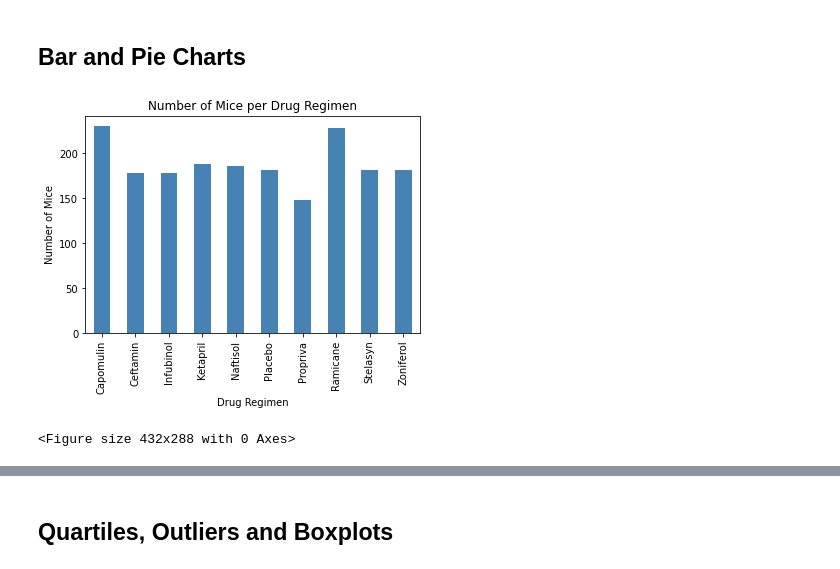
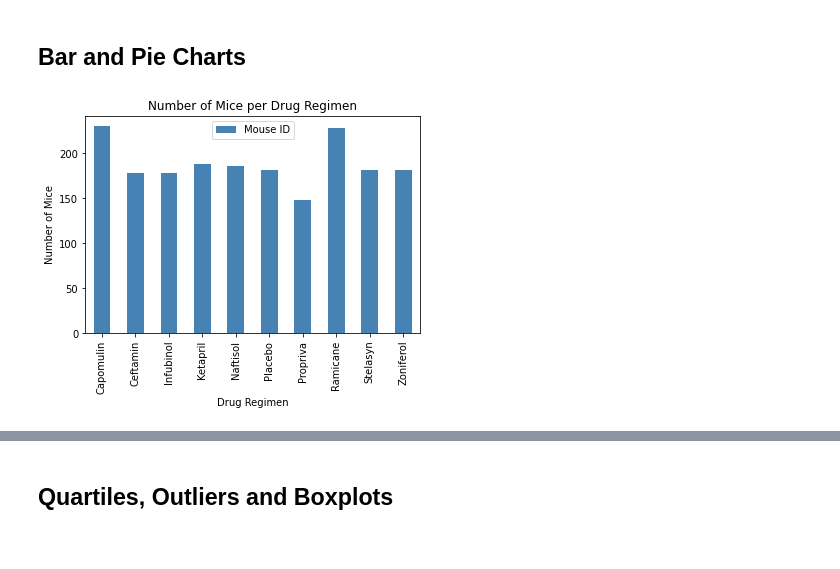
Before and after one commit to CCom20/matplot-challenge, a Jupyter notebook: pymaceuticals_analysis.ipynb, the cells around one changed output, grey strips where cells are left out. Drawn from its saved outputs; the diff is of its cells as text; code cells hidden in the pictures.

Commit message:
Cleaning up code for charts, adding comments

```diff
--- a/pymaceuticals_analysis.ipynb
+++ b/pymaceuticals_analysis.ipynb
@@ -160,20 +160,18 @@ sing_drug_reg
 # %%
 # Pandas Bar Chart
 
 # Find total number of unique mice tested on each drug regimen
 mice_by_drug = combined_study_df_cleaned.groupby("Drug Regimen")["Mouse ID"].count()
 
 # Create the Pandas Bar Chart and set the color
-mice_by_drug_bar = mice_by_drug.plot(kind="bar", color="steelblue")
+mice_by_drug_bar = mice_by_drug.plot(kind="bar", color="steelblue", legend=True)
 
 # Set the y-label and the title
 mice_by_drug_bar.set_ylabel("Number of Mice")
 plt.title("Number of Mice per Drug Regimen")
 
 # Display
 plt.show()
-plt.tight_layout()
 # %% [output]
-[figure, old version]
+[figure, new version]
-<Figure size 432x288 with 0 Axes>
 # %%
```
Also changed, not shown: parts of 3 cells of this notebook.
